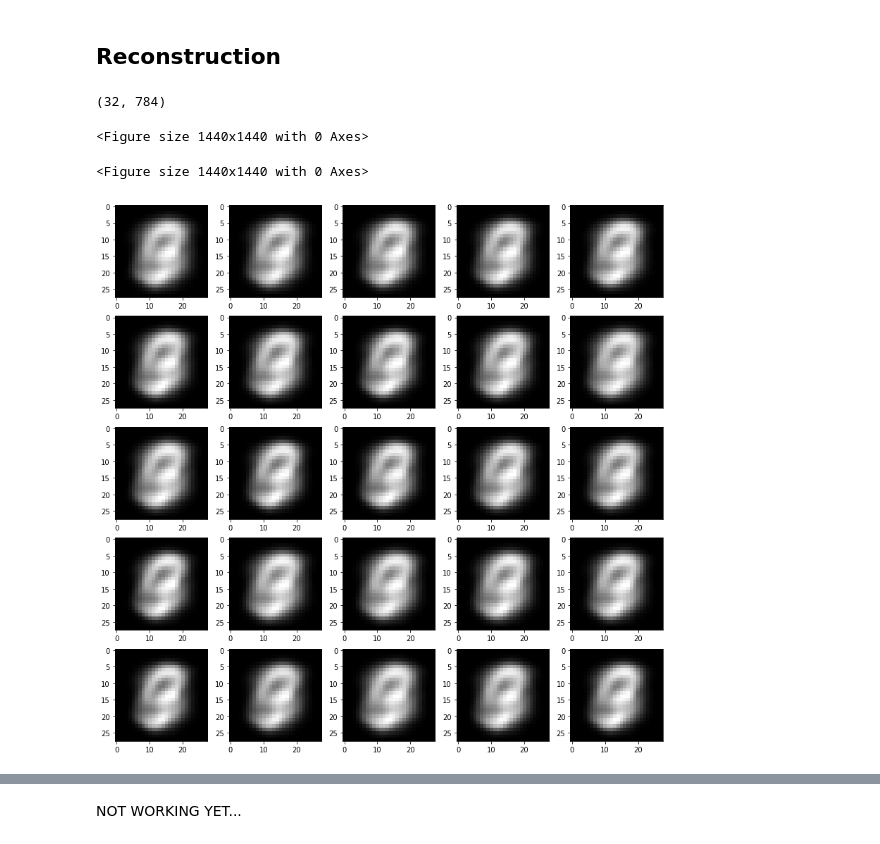
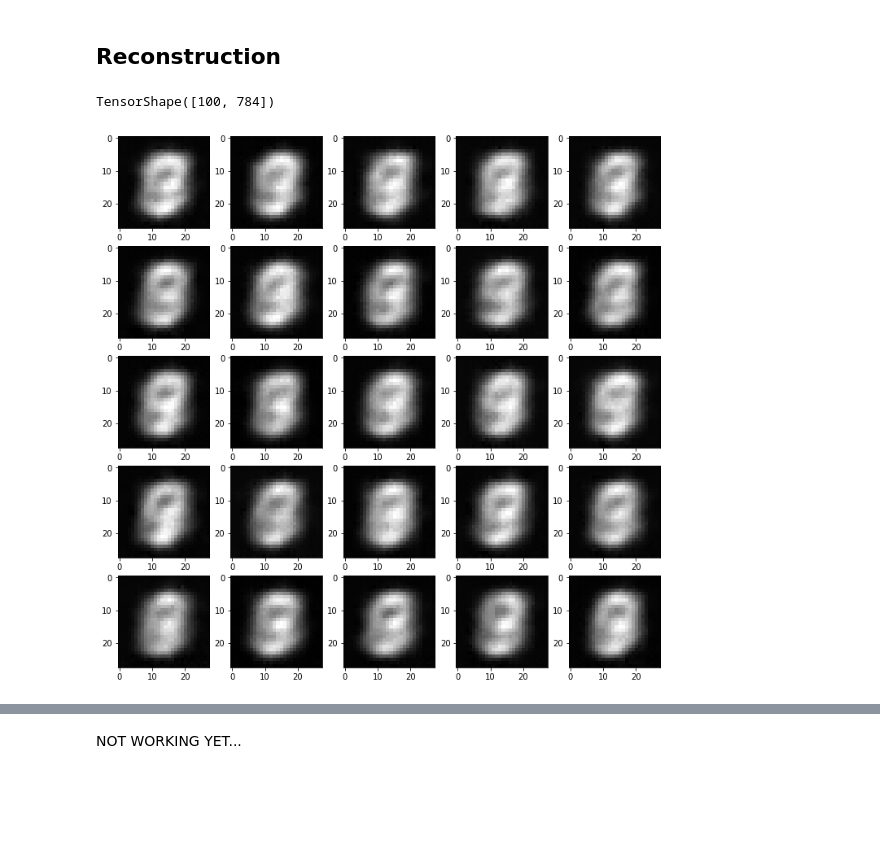
Before and after one commit to yoheikikuta/TensorFlow2-check, a Jupyter notebook: colab/VAE.ipynb, the cells around one changed output, grey strips where cells are left out. Drawn from its saved outputs; the diff is of its cells as text; code cells hidden in the pictures; blank space fills up the shorter version.

```diff
--- a/colab/VAE.ipynb
+++ b/colab/VAE.ipynb
@@ -68,4 +96,4 @@ class Encoder(layers.Layer):
 # %%
 test = Encoder(latent_dim=5)
 # %%
-z_mean, z_log_var, z = test.call(tf.constant([[1.0]], dtype=tf.float32))
+z_mean, z_log_var, z = test.call(check_data)
@@ -138,29 +171,33 @@ class VariationalAutoEncoder(tf.keras.Model):
 # %%
-original_dim = 784
-vae = VariationalAutoEncoder(original_dim, 64, 32)
+%%time
+# original_dim = 784
+vae = VariationalAutoEncoder(32)
 
-optimizer = tf.keras.optimizers.Adam(learning_rate=1e-3)
+optimizer = tf.keras.optimizers.Adam(learning_rate=1e-4)
 mse_loss_fn = tf.keras.losses.MeanSquaredError()
 
 loss_metric = tf.keras.metrics.Mean()
 
 (x_train, _), _ = tf.keras.datasets.mnist.load_data()
-x_train = x_train.reshape(60000, 784).astype('float32') / 255
+x_train = x_train.reshape(60000, 784).astype('float32') / 255.
+
+x_train[x_train >= .5] = 1.
+x_train[x_train < .5] = 0.
 
 train_dataset = tf.data.Dataset.from_tensor_slices(x_train)
-train_dataset = train_dataset.shuffle(buffer_size=1024).batch(64)
+train_dataset = train_dataset.shuffle(buffer_size=60000).batch(100)
 
 # Iterate over epochs.
-for epoch in range(20):
+for epoch in range(5):
     print('Start of epoch %d' % (epoch,))
 
     # Iterate over the batches of the dataset.
     for step, x_batch_train in enumerate(train_dataset):
         with tf.GradientTape() as tape:
-            reconstructed = vae(x_batch_train)
+            kl_loss, reconstructed = vae(x_batch_train)
             # Compute reconstruction loss
             loss = mse_loss_fn(x_batch_train, reconstructed)
-            loss += sum(vae.losses)  # Add KLD regularization loss
+            loss += kl_loss
 
         grads = tape.gradient(loss, vae.trainable_weights)
         optimizer.apply_gradients(zip(grads, vae.trainable_weights))
@@ -190,8 +222,6 @@ step 0: mean loss = tf.Tensor(0.067771316, shape=(), dtype=float32)
 # %% [markdown]
 ## Reconstruction
-# %%
-reconstructed = vae(x_batch_train)
-result = np.array(reconstructed)
-result.shape
-# %% [output]
-(32, 784)
+# %%
+x_batch_train.shape
+# %% [output]
+TensorShape([100, 784])
@@ -198,6 +230,2 @@ result.shape
 # %%
 from matplotlib import pyplot as plt
-plt.figure(figsize=(20,20))
-# %% [output]
-<Figure size 1440x1440 with 0 Axes>
-<Figure size 1440x1440 with 0 Axes>
@@ -204,17 +237,11 @@ plt.figure(figsize=(20,20))
 # %%
-def draw_digit(data, row, col, n):
-    # size = 28
-    plt.subplot(row, col, n)
-    plt.imshow(data)
-    plt.gray()
-
 show_size = 5
 total = 0
-plt.figure(figsize=(14, 14))
+plt.figure(figsize=(12, 12))
 for i in range(show_size):
     for j in range(show_size):
-        draw_digit(result[total].reshape(28, 28), show_size, show_size, total+1)
+        draw_digit(np.array(reconstructed)[total].reshape(28, 28), show_size, show_size, total+1)
         total += 1
 plt.show()
 # %% [output]
-[figure, old version]
+[figure, new version]
```
Also changed, not shown: parts of 35 cells of this notebook.
